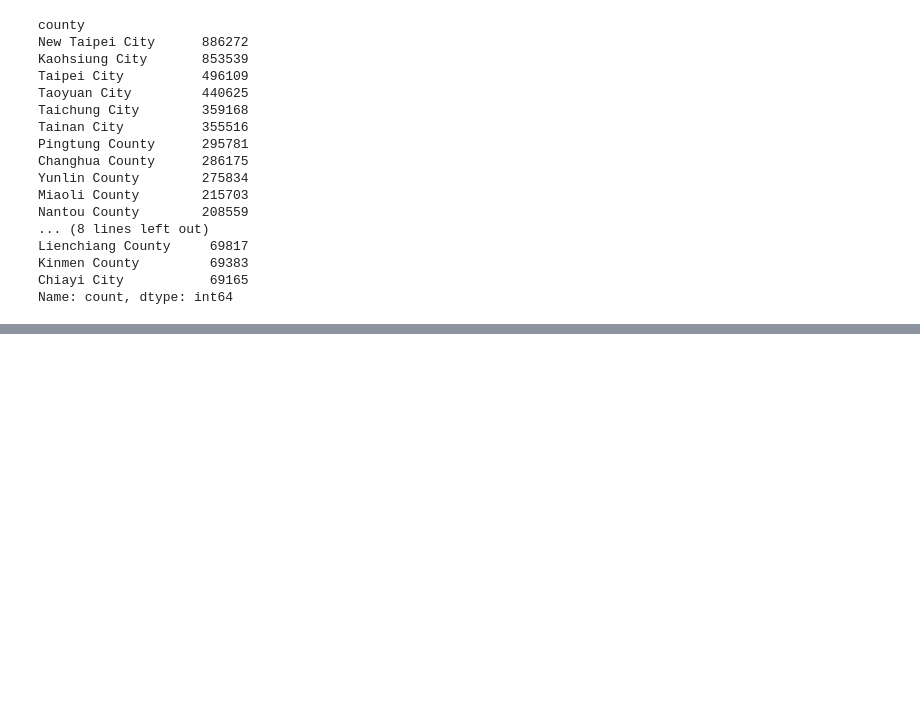
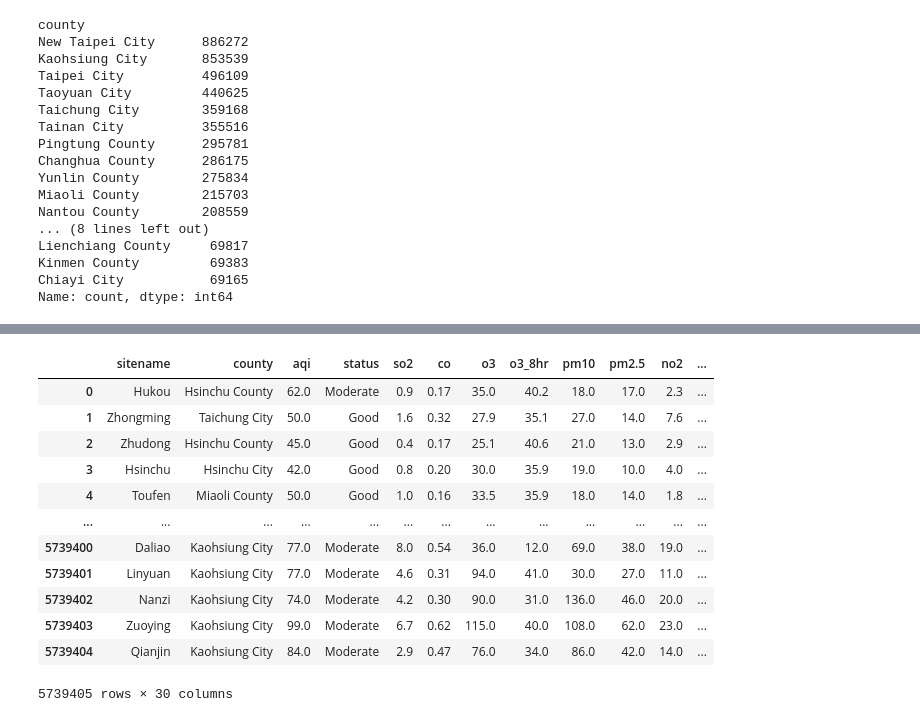
Before and after one commit to MateusVasc/projeto-ml, a Jupyter notebook: preprocessing.ipynb, the cells around one changed output, grey strips where cells are left out. Cells and saved outputs as stored; diff of their text form; code cells hidden in the pictures; blank space fills up the shorter version.

```diff
--- a/preprocessing.ipynb
+++ b/preprocessing.ipynb
@@ -165,6 +166,18 @@ air_df['date'].isnull().sum()/air_df.shape[0]
 0.0
 # %% [markdown]
 Talvez não seja correto fazer alguma aglomeração nessa coluna, pois o target não é numérico. Não teria uma forma "exata" de fazer a soma e média das classes.
+# %%
+air_df['year'] = air_df['date'].dt.year
+air_df['month'] = air_df['date'].dt.month
+air_df['day'] = air_df['date'].dt.day
+air_df['hour'] = air_df['date'].dt.hour
+air_df['minute'] = air_df['date'].dt.minute
+air_df['day_of_week'] = air_df['date'].dt.weekday  # 0 = Segunda-feira, 6 = Domingo
+
+# Verificar se é fim de semana
+air_df['is_weekend'] = air_df['day_of_week'].apply(lambda x: 1 if x >= 5 else 0)
+# %%
+air_df.drop(labels='date', axis=1, inplace=True)
 # %% [markdown]
 ### Verificando importância da coluna pollutant e se ela pode ser descartada
 # %%
@@ -230,0 +282,2 @@ Name: count, dtype: int64
+# %%
+county_lat_long = air_df.dropna(subset=['latitude', 'longitude']).drop_duplicates('county').set_index('county')[['latitude', 'longitude']]
@@ -230,0 +305,18 @@ Name: count, dtype: int64
+# %%
+df_filled = air_df.merge(county_lat_long, on='county', how='left', suffixes=('', '_filled'))
+# %%
+df_filled
+# %% [output]
+|  | sitename | county | aqi | status | so2 | co | o3 | o3_8hr | pm10 | pm2.5 | no2 | ... |
+| 0 | Hukou | Hsinchu County | 62.0 | Moderate | 0.9 | 0.17 | 35.0 | 40.2 | 18.0 | 17.0 | 2.3 | ... |
+| 1 | Zhongming | Taichung City | 50.0 | Good | 1.6 | 0.32 | 27.9 | 35.1 | 27.0 | 14.0 | 7.6 | ... |
+| 2 | Zhudong | Hsinchu County | 45.0 | Good | 0.4 | 0.17 | 25.1 | 40.6 | 21.0 | 13.0 | 2.9 | ... |
+| 3 | Hsinchu | Hsinchu City | 42.0 | Good | 0.8 | 0.20 | 30.0 | 35.9 | 19.0 | 10.0 | 4.0 | ... |
+| 4 | Toufen | Miaoli County | 50.0 | Good | 1.0 | 0.16 | 33.5 | 35.9 | 18.0 | 14.0 | 1.8 | ... |
+| ... | ... | ... | ... | ... | ... | ... | ... | ... | ... | ... | ... | ... |
+| 5739400 | Daliao | Kaohsiung City | 77.0 | Moderate | 8.0 | 0.54 | 36.0 | 12.0 | 69.0 | 38.0 | 19.0 | ... |
+| 5739401 | Linyuan | Kaohsiung City | 77.0 | Moderate | 4.6 | 0.31 | 94.0 | 41.0 | 30.0 | 27.0 | 11.0 | ... |
+| 5739402 | Nanzi | Kaohsiung City | 74.0 | Moderate | 4.2 | 0.30 | 90.0 | 31.0 | 136.0 | 46.0 | 20.0 | ... |
+| 5739403 | Zuoying | Kaohsiung City | 99.0 | Moderate | 6.7 | 0.62 | 115.0 | 40.0 | 108.0 | 62.0 | 23.0 | ... |
+| 5739404 | Qianjin | Kaohsiung City | 84.0 | Moderate | 2.9 | 0.47 | 76.0 | 34.0 | 86.0 | 42.0 | 14.0 | ... |
+5739405 rows × 30 columns
```
Also changed, not shown: parts of 27 cells of this notebook, 1 other file.
